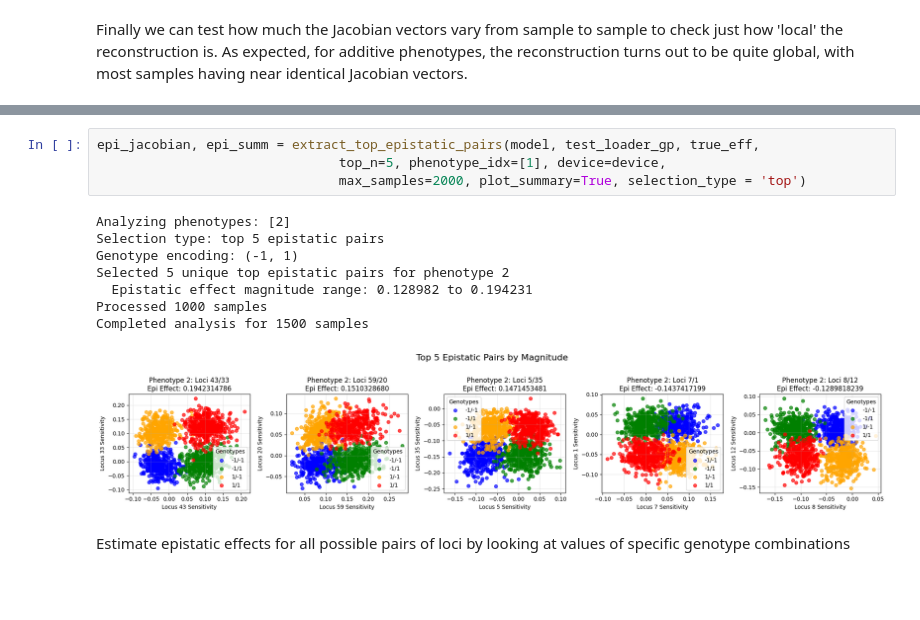
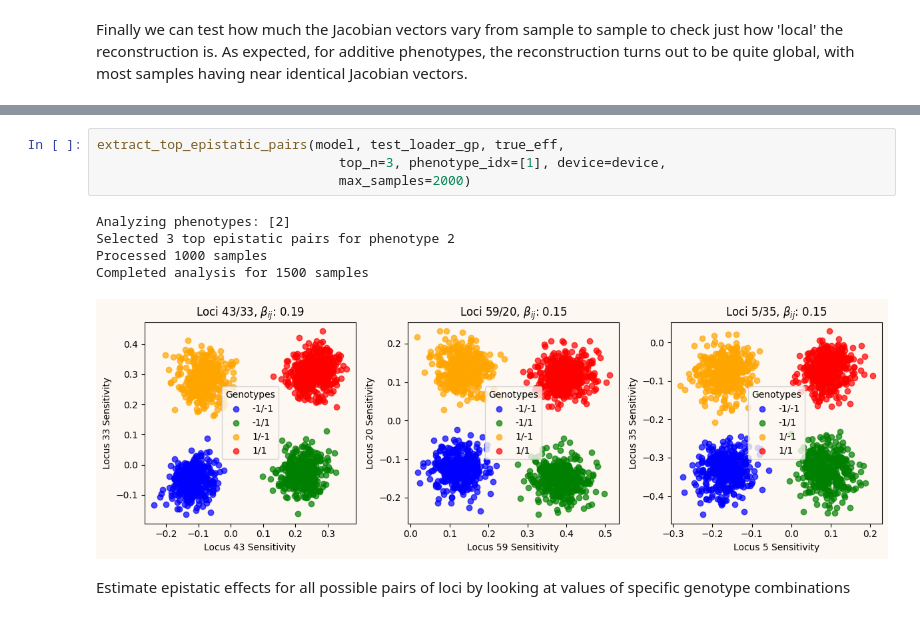
Before and after one commit to Arcadia-Science/2025_genopheno_local_linear_mapping, a Jupyter notebook: index.ipynb, the cells around one changed output, grey strips where cells are left out. Cells and saved outputs as stored; diff of their text form; blank space fills up the shorter version.

```diff
--- a/index.ipynb
+++ b/index.ipynb
@@ -1329,16 +1207,13 @@ def extract_top_epistatic_pairs(model, validation_loader, true_effects_df,
 # %%
-epi_jacobian, epi_summ = extract_top_epistatic_pairs(model, test_loader_gp, true_eff,
-                               top_n=5, phenotype_idx=[1], device=device,
-                               max_samples=2000, plot_summary=True, selection_type = 'top')
+extract_top_epistatic_pairs(model, test_loader_gp, true_eff,
+                               top_n=3, phenotype_idx=[1], device=device,
+                               max_samples=2000)
 # %% [output]
 Analyzing phenotypes: [2]
-Selection type: top 5 epistatic pairs
-Genotype encoding: (-1, 1)
-Selected 5 unique top epistatic pairs for phenotype 2
-  Epistatic effect magnitude range: 0.128982 to 0.194231
+Selected 3 top epistatic pairs for phenotype 2
 Processed 1000 samples
 Completed analysis for 1500 samples
-[figure, old version]
+[figure, new version]
 # %% [markdown]
 Estimate epistatic effects for all possible pairs of loci by looking at values of specific genotype combinations
 # %%
```
Also changed, not shown: parts of 43 cells of this notebook.
